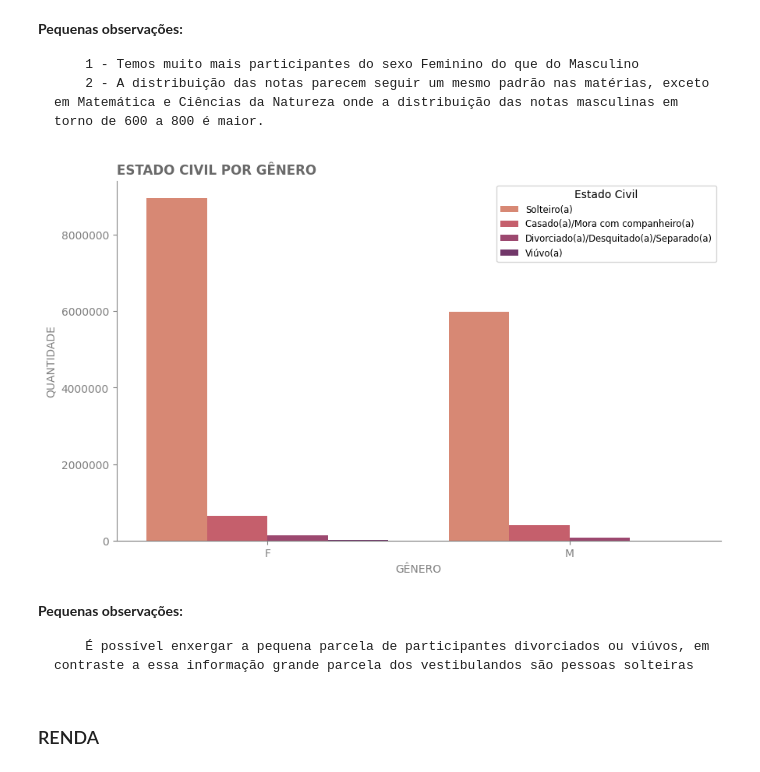
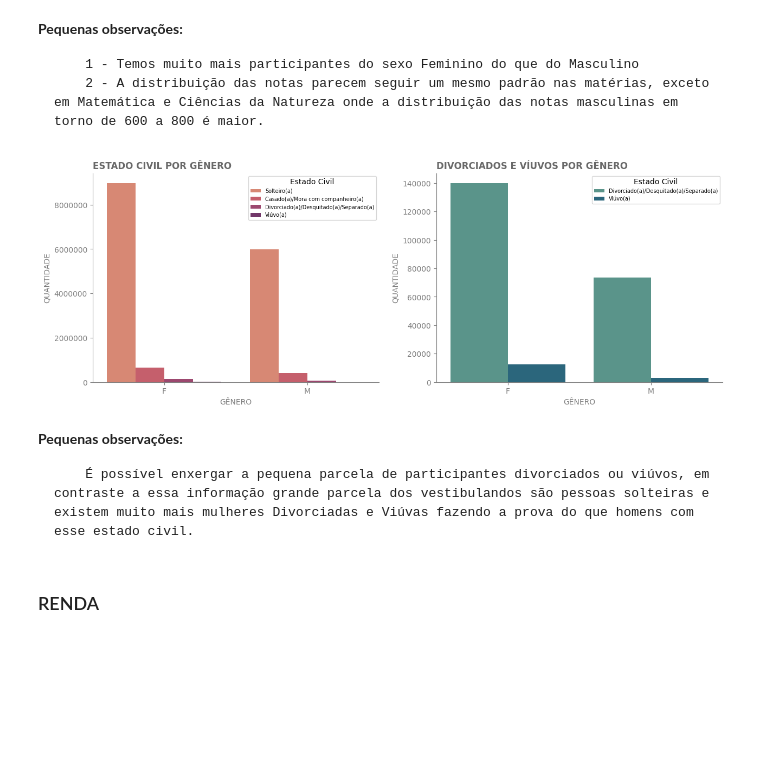
Before and after one commit to LiamFer/ENEM-Analysis, a Jupyter notebook: main_analysis.ipynb, the cells around one changed output. Saved outputs shown, nothing was run; the diff lists cells and outputs as text; code cells hidden in the pictures; blank space fills up the shorter version.

Commit message:
Visualizações de Instituição

```diff
--- a/main_analysis.ipynb
+++ b/main_analysis.ipynb
@@ -81,7 +81,7 @@ with open('data_dictionaries.json', 'r', encoding='utf-8') as file:
     relations = json.load(file)
 # %%
 # Convertendo as Keys numéricas de String para Int
-relational_keys = ["faixa_etaria","estado_civil","etnia","nacionalidade","situacao_ensino_medio","tipo_instituicao","treineiro","situacao_redacao"]
+relational_keys = ["faixa_etaria","estado_civil","etnia","nacionalidade","situacao_ensino_medio","tipo_instituicao","treineiro","situacao_redacao",'idiomas']
 
 for key in relational_keys:
     relations[key] = {int(key): value for key, value in relations[key].items()}
@@ -217,32 +217,54 @@ bar.spines['left'].set_color("gray")
         1 - Temos muito mais participantes do sexo Feminino do que do Masculino
         2 - A distribuição das notas parecem seguir um mesmo padrão nas matérias, exceto em Matemática e Ciências da Natureza onde a distribuição das notas masculinas em torno de 600 a 800 é maior.
 # %%
+
 # Agrupando por sexo e estado civil
 civil_gender = enem.loc[~enem['Estado_civil'].isin([0]),["Sexo","Estado_civil"]].groupby("Sexo")['Estado_civil'].value_counts().reset_index()
 civil_gender['Estado_civil'] = civil_gender['Estado_civil'].map(relations['estado_civil'])
-fig, ax = plt.subplots(figsize=(10, 6))
 
-bar = sns.barplot(civil_gender, y="count", x="Sexo", hue="Estado_civil",palette="flare",legend=True)
+fig, axs = plt.subplots(1,2,figsize=(15, 5))
+
+# Gráfico de estado civil por gênero geral
+bar = sns.barplot(ax=axs[0],data=civil_gender, y="count", x="Sexo", hue="Estado_civil",palette="flare",legend=True)
 
 bar.ticklabel_format(axis='y', style='plain')
 bar.set_title("ESTADO CIVIL POR GÊNERO", color='dimgrey',loc='left',fontweight='bold')
 bar.set_xlabel('GÊNERO',color='gray')
 bar.set_ylabel('QUANTIDADE',color='gray')
 
 bar.tick_params(axis='x', colors='gray')
 bar.tick_params(axis='y', colors='gray')
 bar.spines['top'].set_visible(False)
 bar.spines['right'].set_visible(False)
 bar.spines['bottom'].set_color("gray")
 bar.spines['left'].set_color("gray")
 
-sns.move_legend( bar,"upper right", fontsize='small',title='Estado Civil')
+sns.move_legend( bar,"upper right", fontsize='7',title='Estado Civil')
+
+# Gráfico de Divorciados e viúvos por gênero
+
+sns.barplot(ax=axs[1],data=civil_gender.loc[civil_gender['Estado_civil'].isin(["Viúvo(a)","Divorciado(a)/Desquitado(a)/Separado(a)"])],
+            y="count", x="Sexo", hue="Estado_civil",palette="crest",legend=True)
+
+axs[1].ticklabel_format(axis='y', style='plain')
+axs[1].set_title("DIVORCIADOS E VÍUVOS POR GÊNERO", color='dimgrey',loc='left',fontweight='bold')
+axs[1].set_xlabel('GÊNERO',color='gray')
+axs[1].set_ylabel('QUANTIDADE',color='gray')
+
+axs[1].tick_params(axis='x', colors='gray')
+axs[1].tick_params(axis='y', colors='gray')
+axs[1].spines['top'].set_visible(False)
+axs[1].spines['right'].set_visible(False)
+axs[1].spines['bottom'].set_color("gray")
+axs[1].spines['left'].set_color("gray")
+
+sns.move_legend(axs[1],"upper right", fontsize='7',title='Estado Civil')
 # %% [output]
-[figure, old version]
+[figure, new version]
 # %% [markdown]
 **Pequenas observações:**
 
-        É possível enxergar a pequena parcela de participantes divorciados ou viúvos, em contraste a essa informação grande parcela dos vestibulandos são pessoas solteiras
+        É possível enxergar a pequena parcela de participantes divorciados ou viúvos, em contraste a essa informação grande parcela dos vestibulandos são pessoas solteiras e existem muito mais mulheres Divorciadas e Viúvas fazendo a prova do que homens com esse estado civil.
 # %% [markdown]
 ### RENDA
 # %%
```
Also changed, not shown: parts of 4 cells of this notebook, 2 other files.
